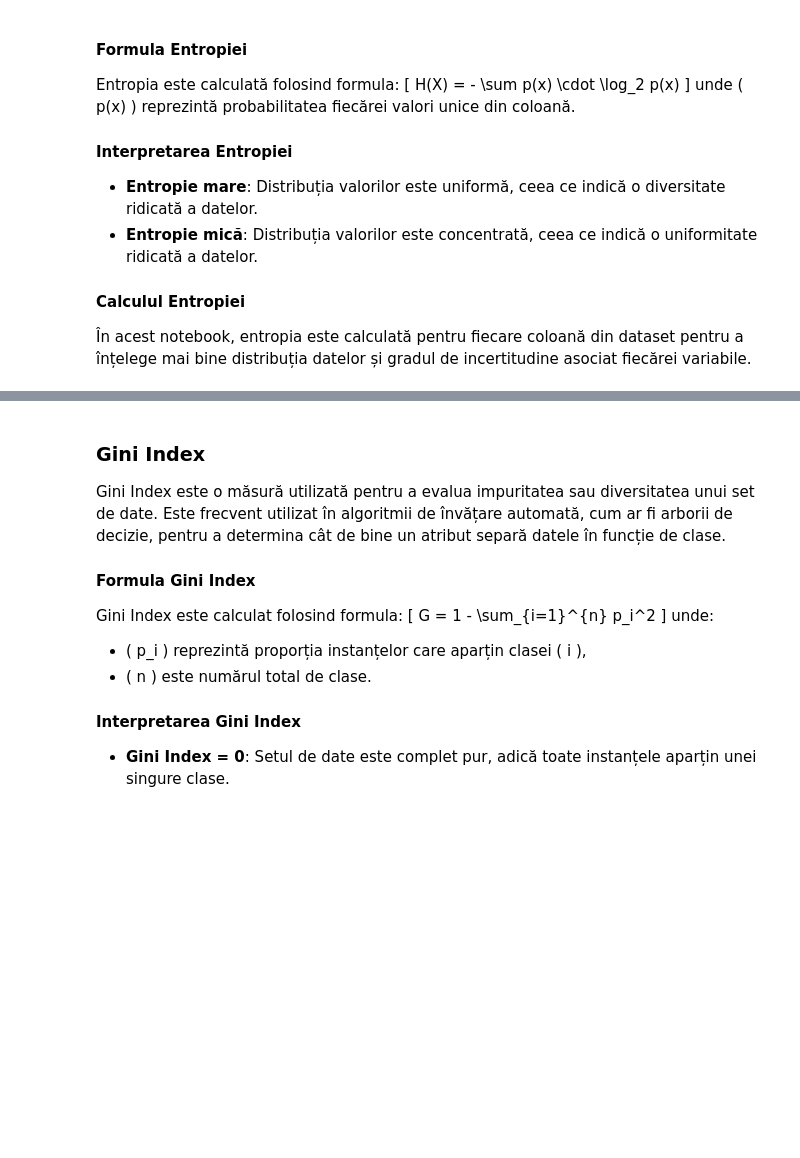
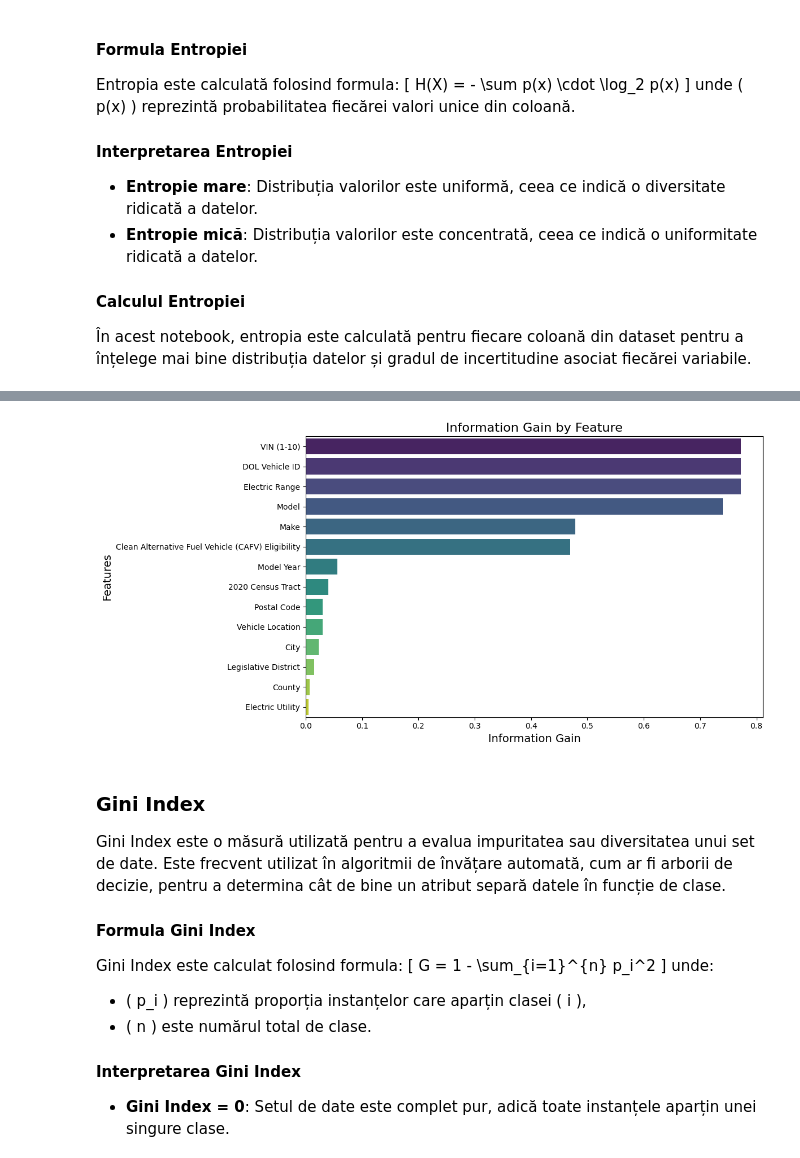
Before and after one commit to Copernicus12/Sisteme_Inteligente_-2025-, a Jupyter notebook: Electric_Vehicle_Population_Data.ipynb, the cells around one changed output, grey strips where cells are left out. Cells and saved outputs as stored; diff of their text form; code cells hidden in the pictures; blank space fills up the shorter version.

```diff
--- a/Electric_Vehicle_Population_Data.ipynb
+++ b/Electric_Vehicle_Population_Data.ipynb
@@ -630,3 +633,45 @@ Information Gain pentru fiecare coloană:
+# %%
+def calculate_entropy(column):
+
+    value_counts = column.value_counts(normalize=True)
+    return -sum(value_counts * np.log2(value_counts + 1e-10))
+def information_gain(df, target_col, split_col):
+
+    total_entropy = calculate_entropy(df[target_col])
+
+    values = df[split_col].unique()
+    weighted_entropy = 0
+    for value in values:
+        subset = df[df[split_col] == value]
+        subset_weight = len(subset) / len(df)
+        weighted_entropy += subset_weight * calculate_entropy(subset[target_col])
+
+    return total_entropy - weighted_entropy
+
+target_column = 'Electric Vehicle Type'
+info_gain_results = {}
+
+for col in df_cleaned.columns:
+    if col != target_column and df_cleaned[col].nunique() > 1:
+        try:
+            info_gain_results[col] = information_gain(df_cleaned, target_column, col)
+        except:
+            continue
+
+sorted_info_gain = sorted(info_gain_results.items(), key=lambda x: x[1], reverse=True)
+
+columns = [col for col, ig in sorted_info_gain]
+info_gains = [ig for col, ig in sorted_info_gain]
+
+plt.figure(figsize=(12, 6))
+sns.barplot(x=info_gains, y=columns, hue=columns, dodge=False, palette="viridis", legend=False)
+plt.title("Information Gain by Feature", fontsize=16)
+plt.xlabel("Information Gain", fontsize=14)
+plt.ylabel("Features", fontsize=14)
+plt.tight_layout()
+plt.show()
+# %% [output]
+[figure, added]
 # %% [markdown]
 ### Gini Index
 
```
Also changed, not shown: parts of 11 cells of this notebook.
